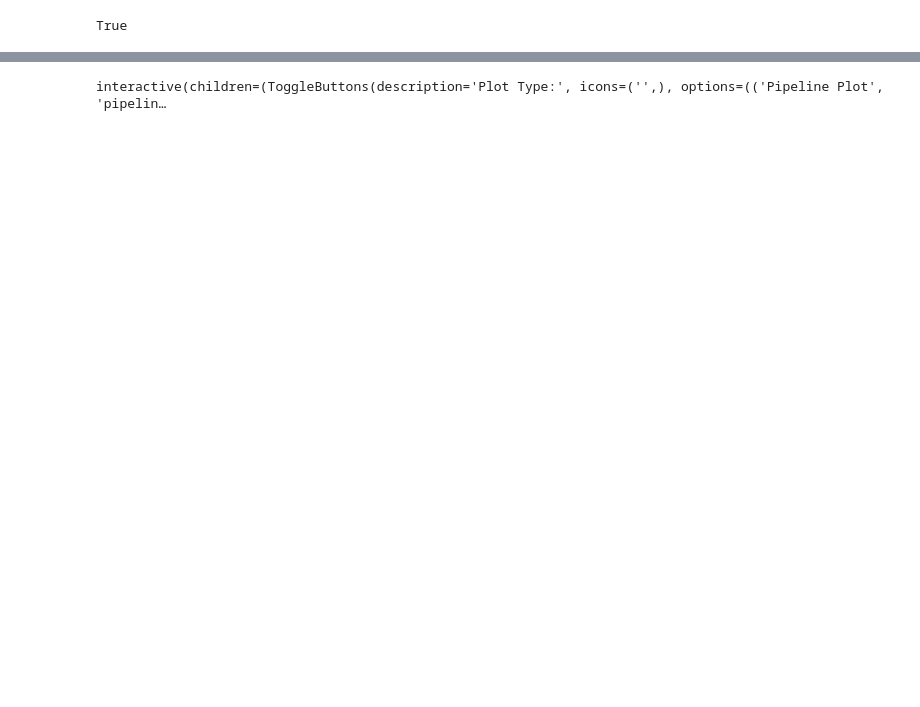
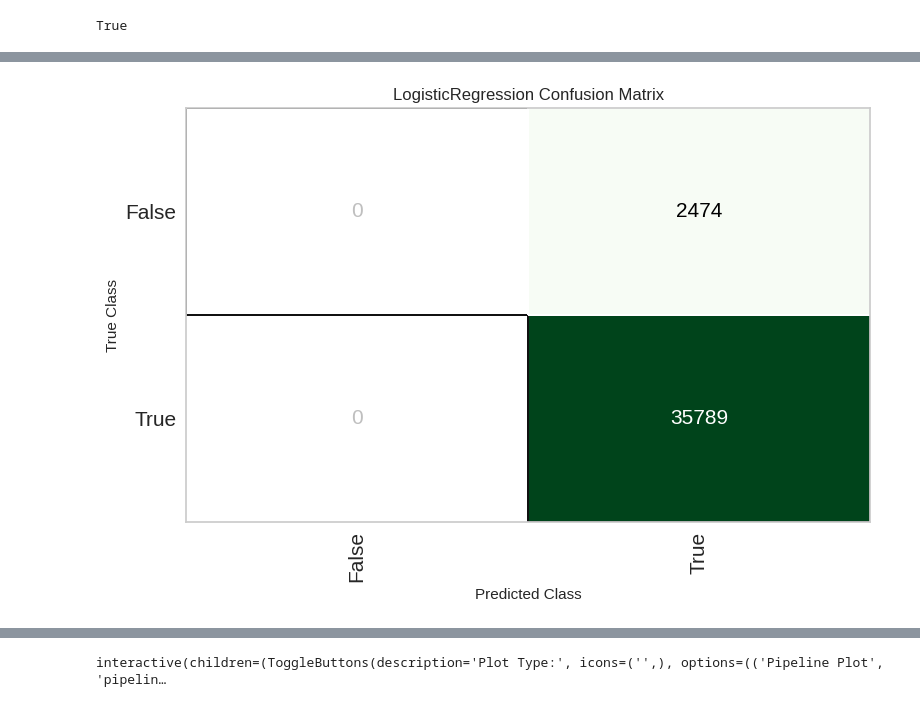
Before and after one commit to dc-neo/incidents_sla, a Jupyter notebook: Incident_Aggregation.ipynb, the cells around one changed output, grey strips where cells are left out. Cells and saved outputs as stored; diff of their text form; code cells hidden in the pictures; blank space fills up the shorter version.

```diff
--- a/Incident_Aggregation.ipynb
+++ b/Incident_Aggregation.ipynb
@@ -428 +460,5 @@ best = compare_models()
 [interactive output not drawn]
+# %%
+# plot confusion matrix
+plot_model(lr, plot = 'confusion_matrix')
+# %% [output]
@@ -428,0 +466 @@ best = compare_models()
+[figure, added]
```
Also changed, not shown: parts of 33 cells of this notebook.
